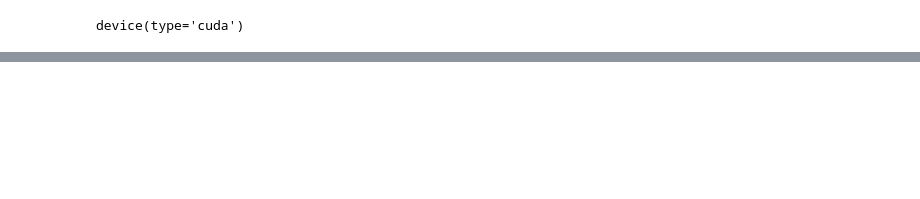
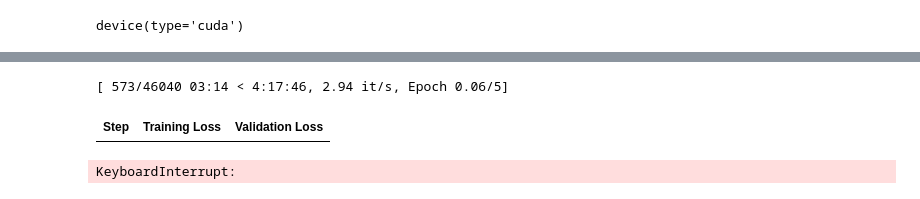
Before and after one commit to shu7bh/Contract-NLI, a Jupyter notebook: source_code/contract_nli_bert.ipynb, the cells around one changed output, grey strips where cells are left out. Drawn from its saved outputs; the diff is of its cells as text; code cells hidden in the pictures; blank space fills up the shorter version.

Commit message:
Completed: Training code for Contract NLI

```diff
--- a/source_code/contract_nli_bert.ipynb
+++ b/source_code/contract_nli_bert.ipynb
@@ -272,10 +250,16 @@ class ContractNLI(nn.Module):
             nn.Linear(self.embedding_dim // 2, self.num_labels)
         )
 
-    def forward(self, input_ids, attention_mask, token_type_ids, sep_indices):
+    def forward(self, input_ids, attention_mask, token_type_ids, span_indices):
         outputs = self.bert(input_ids, attention_mask, token_type_ids, output_hidden_states=True).hidden_states[-1]
 
-        span_logits = self.span_classifier(torch.gather(outputs, 1, sep_indices.unsqueeze(1).expand(-1, outputs.shape[-1]).unsqueeze(1)).squeeze(1))
+        gather = torch.gather(outputs, 1, span_indices.unsqueeze(2).expand(-1, -1, outputs.shape[-1]))
+        ic(gather.shape)
+
+        masked_gather = gather[span_indices != 0]
+        ic(masked_gather.shape)
+        span_logits = self.span_classifier(masked_gather)
+        ic(span_logits.shape)
 
         nli_logits = self.nli_classifier(outputs[:, 0, :])
 
@@ -319,19 +319,20 @@ from transformers import TrainingArguments
 
 training_args = TrainingArguments(
     auto_find_batch_size=True,
-    output_dir='./results',          # output directory
-    num_train_epochs=10,             # total number of training epochs
-    # warmup_steps=10,               # number of warmup steps for learning rate scheduler
-    logging_steps=2,
-    evaluation_strategy='epoch',
-    save_strategy='epoch',
-    save_total_limit=1,
+    output_dir=cfg['results_dir'],   # output directory
+    num_train_epochs=5,              # total number of training epochs
+    warmup_steps=10,                 # number of warmup steps for learning rate scheduler
+    gradient_accumulation_steps=4,   # number of updates steps to accumulate before performing a backward/update pass
+    logging_steps=0.25,
+    eval_steps=0.25,
+    evaluation_strategy='steps',
+    save_strategy='steps',
+    save_total_limit=2,
     load_best_model_at_end=True,
-    gradient_accumulation_steps=4,
-    learning_rate=1e-5,
+    fp16=True,
     run_name='1',
-    label_names=['nli_label', 'span_label'],
-    report_to='none'
+    label_names=['nli_label', 'span_labels'],
+    report_to='wandb'
 )
 # %%
 trainer = ContractNLITrainer(
@@ -339,4 +340,5 @@ trainer = ContractNLITrainer(
     args=training_args,                  # training arguments, defined above
     train_dataset=train_dataset,         # training dataset
     eval_dataset=dev_dataset,            # evaluation dataset
+    data_collator=ContractNLITrainer.collate_fn,
 )
@@ -345,0 +345,8 @@ trainer.train()
+# %%
+ic.disable()
+trainer.train()
+ic.enable()
+# %% [output]
+[ 573/46040 03:14 < 4:17:46, 2.94 it/s, Epoch 0.06/5]
+| Step | Training Loss | Validation Loss |
+KeyboardInterrupt:
```
Also changed, not shown: parts of 11 cells of this notebook, 5 other files.
